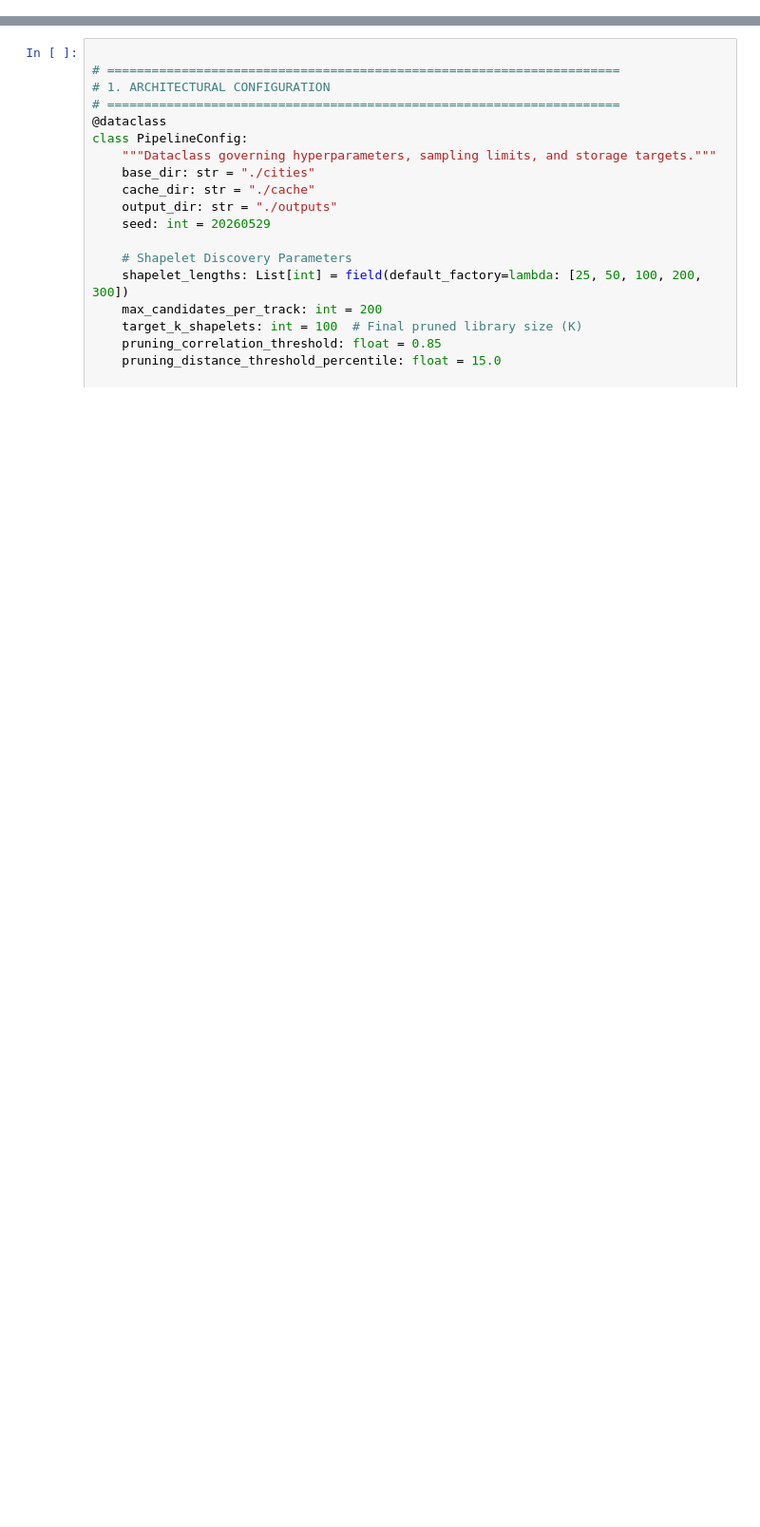
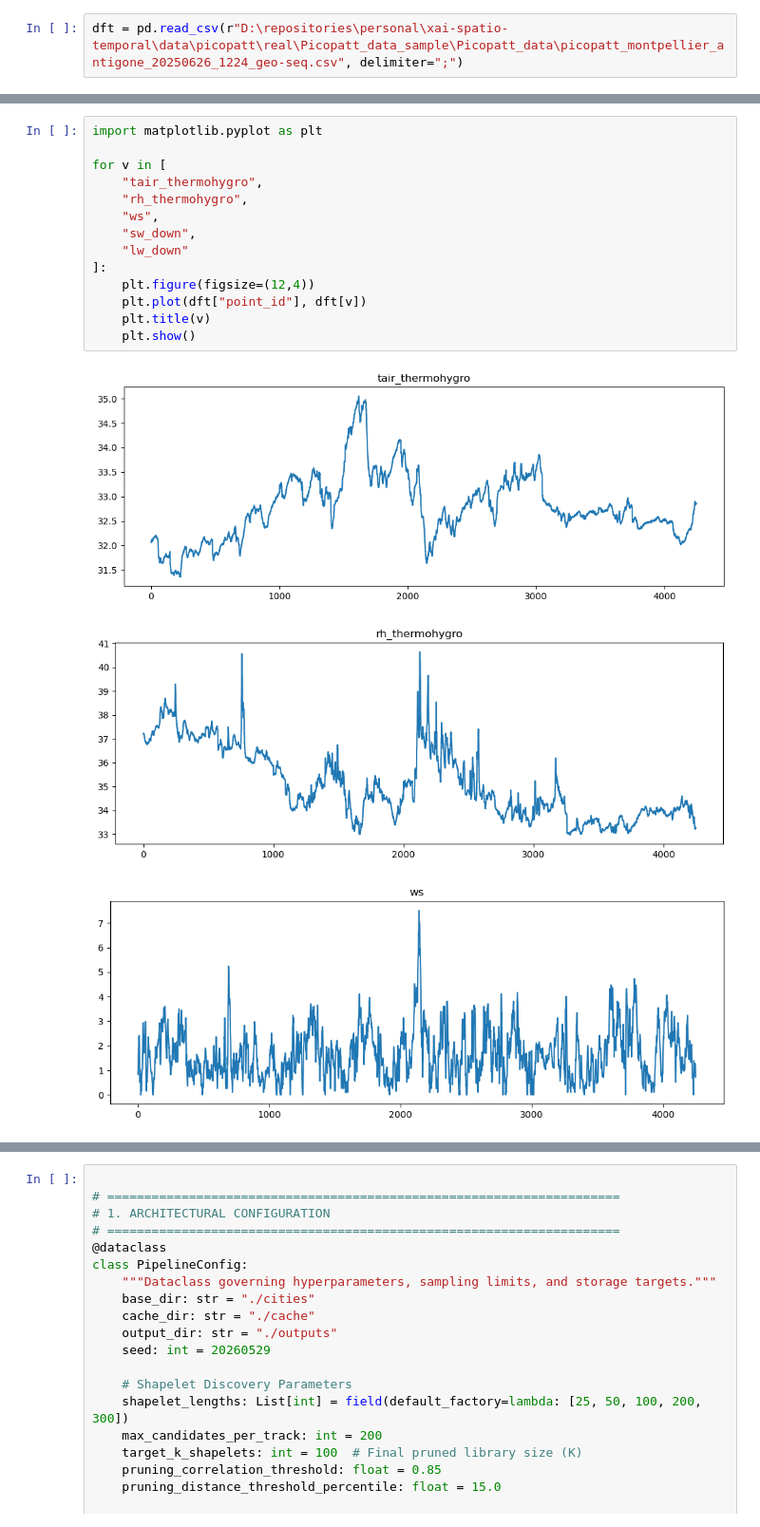
Before and after one commit to anpeata/xai-spatio-temporal, a Jupyter notebook: scripts/notebooks/pipeline.ipynb, the cells around one changed output, grey strips where cells are left out. Shown at 95% size. Cells and saved outputs as stored; diff of their text form; blank space fills up the shorter version.

```diff
--- a/scripts/notebooks/pipeline.ipynb
+++ b/scripts/notebooks/pipeline.ipynb
@@ -32,0 +36,2 @@ except ImportError:
+# %%
+dft = pd.read_csv(r"D:\repositories\personal\xai-spatio-temporal\data\picopatt\real\Picopatt_data_sample\Picopatt_data\picopatt_montpellier_antigone_20250626_1224_geo-seq.csv", delimiter=";")
@@ -32,0 +157,18 @@ except ImportError:
+# %%
+import matplotlib.pyplot as plt
+
+for v in [
+    "tair_thermohygro",
+    "rh_thermohygro",
+    "ws",
+    "sw_down",
+    "lw_down"
+]:
+    plt.figure(figsize=(12,4))
+    plt.plot(dft["point_id"], dft[v])
+    plt.title(v)
+    plt.show()
+# %% [output]
+[figure, added]
+[figure, added]
+[figure, added]
```
Also changed, not shown: parts of 80 cells of this notebook, 6 other files.
